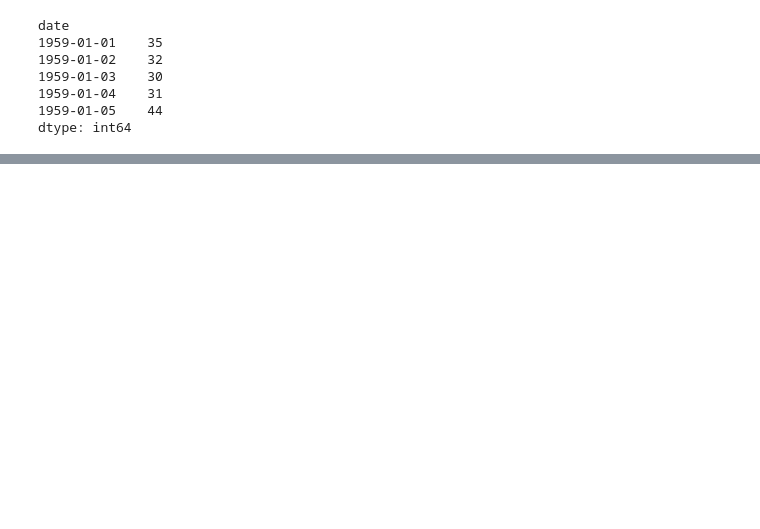
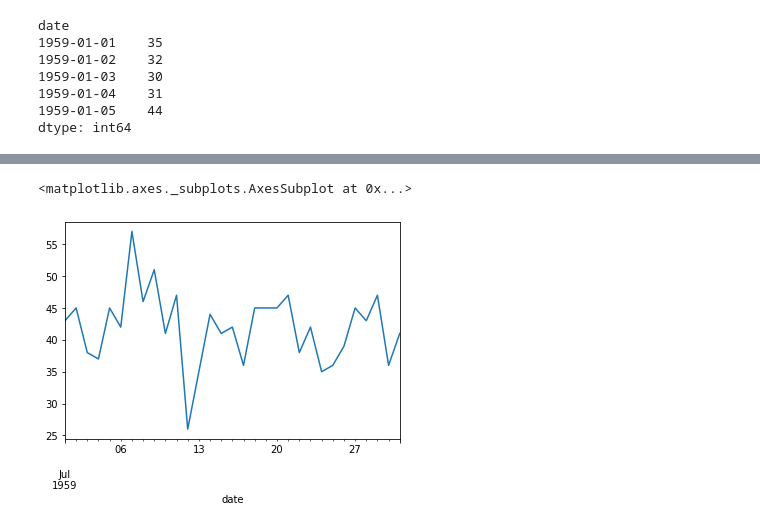
Before and after one commit to love-bees/dataHacker, a Jupyter notebook: 08_TSERIES.ipynb, the cells around one changed output, grey strips where cells are left out. Cells and saved outputs as stored; diff of their text form; code cells hidden in the pictures; blank space fills up the shorter version.

```diff
--- a/08_TSERIES.ipynb
+++ b/08_TSERIES.ipynb
@@ -130,0 +167,10 @@ Name: 0, dtype: object
+# %%
+# Working with series and time indexing is very useful
+# We can see how many children were born only in July
+# Let's make a new series for the month of July
+july = series_births['1959-07']
+# %%
+july.plot()
+# %% [output]
+<matplotlib.axes._subplots.AxesSubplot at 0x...>
+[figure, added]
```
Also changed, not shown: parts of 18 cells of this notebook.
